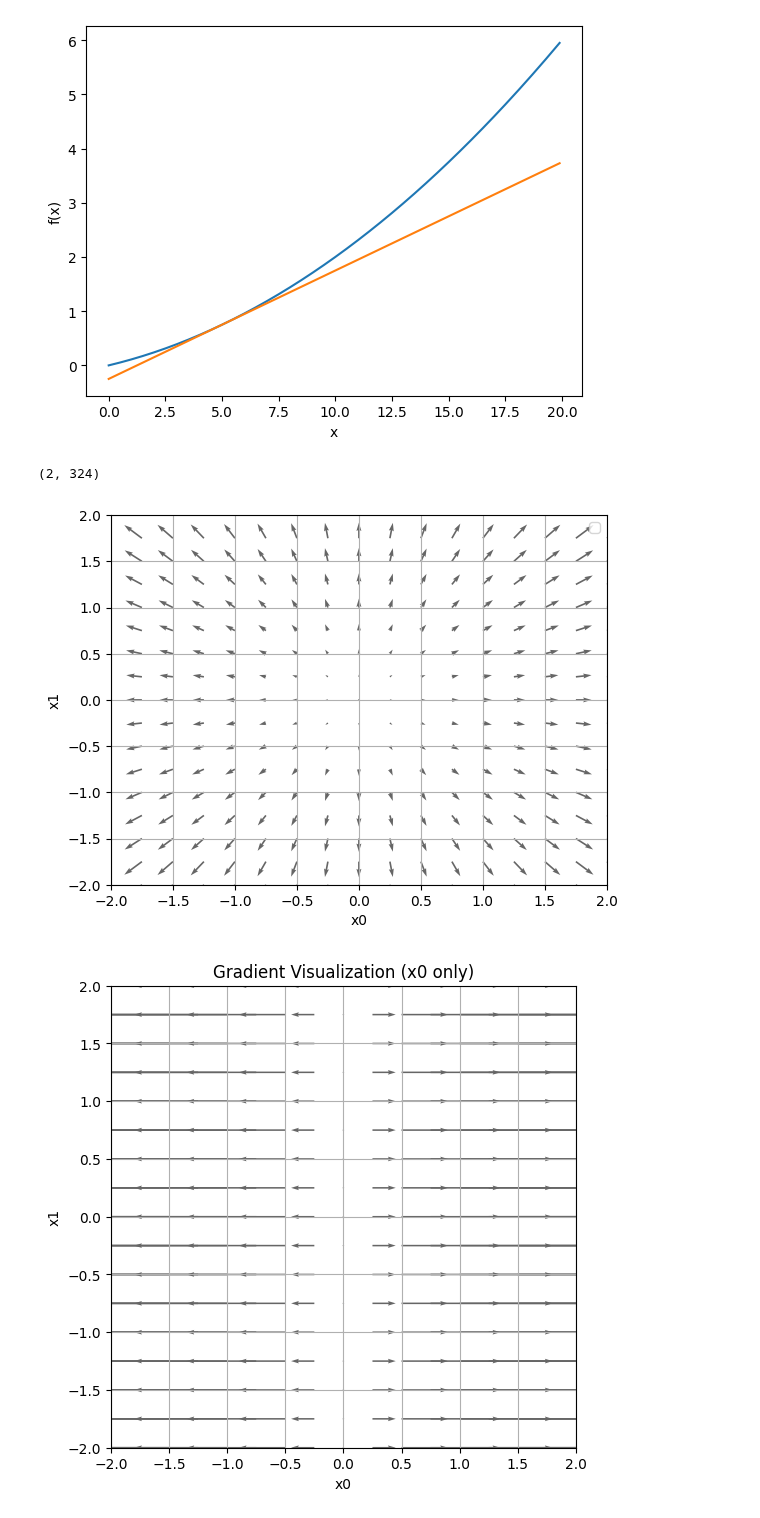
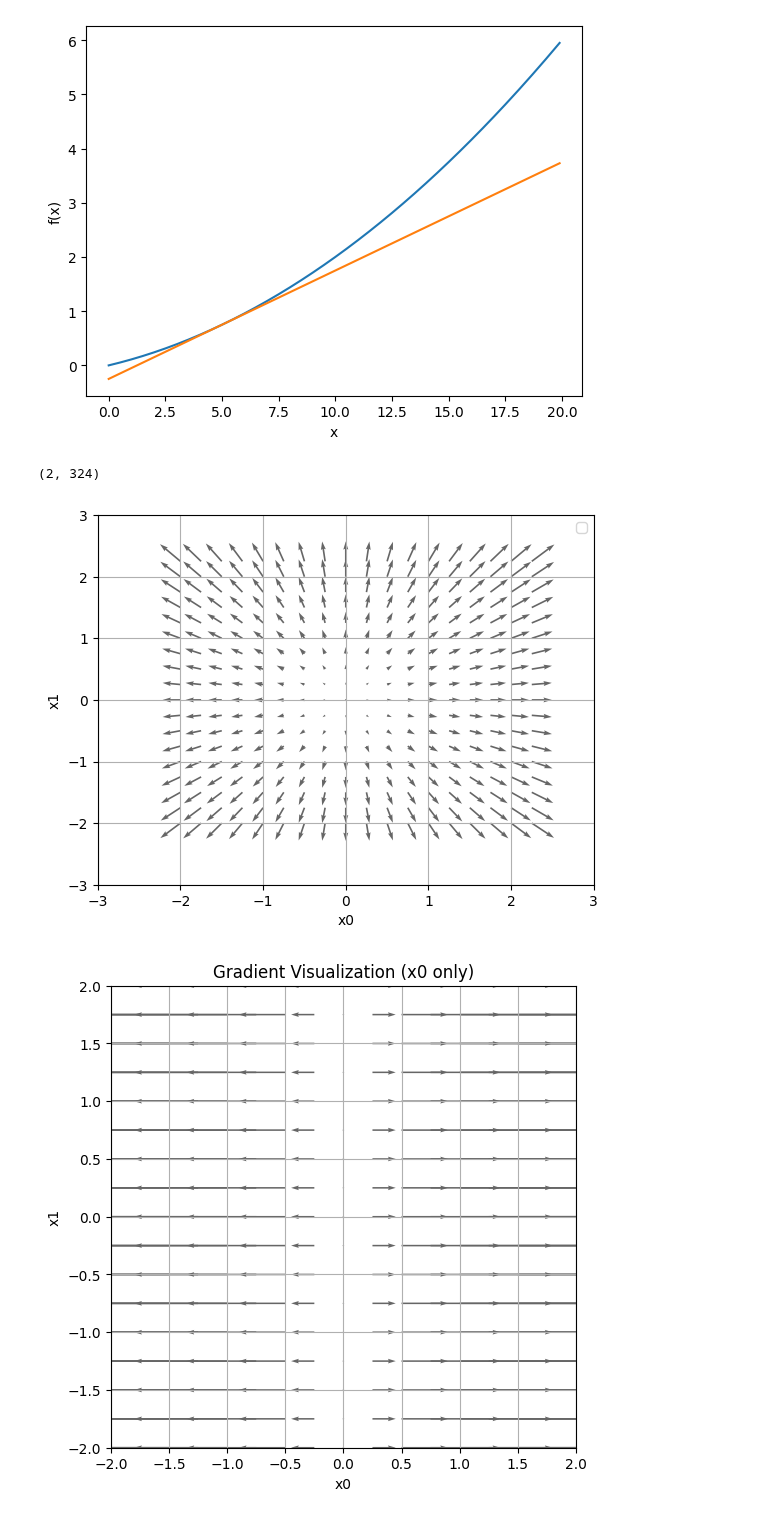
Before and after one commit to boongtol1/BOONGTOL_PYTHON, a Jupyter notebook: 밑바닥부터 시작하는 딥러닝/밑바닥부터 시작하는 딥러닝 1권 공부 기록/4단원 소스코드.ipynb, the cells around one changed output. Drawn from its saved outputs; the diff is of its cells as text; code cells hidden in the pictures.

```diff
--- a/밑바닥부터 시작하는 딥러닝/밑바닥부터 시작하는 딥러닝 1권 공부 기록/4단원 소스코드.ipynb
+++ b/밑바닥부터 시작하는 딥러닝/밑바닥부터 시작하는 딥러닝 1권 공부 기록/4단원 소스코드.ipynb
@@ -99,38 +99,41 @@ if __name__ == '__main__':
     X, Y = np.meshgrid(x0, x1)
 
     X = X.flatten()
     Y = Y.flatten()
     t= np.array([X, Y])     # t에서 전치하면?--> 한 행이 x,y 에 대한 미분으로 해석하는것! / t에서 전치 안하면?--> 한 행이 x or y에 대한 미분들로만 해석하는것!
     # t.shape?--> (2,324) / 행의 의미?--> 변수 개수 , 열의 의미?--> 격자점의 개수 / 첫번째 변수의 격자점 좌표 , 두번째 변수의 격자점 좌표
     # t.T.shape?-->(324,2)/ 행의 의미?--> 격자점의 개수 , 열의 의미?--> 변수 개수
-    grad = numerical_gradient(function_2, t ) # 첫번째 (행)변수의 모든 (열)격자점에 대한 기울기를 구함!--> 기하학적 해석? --> 그 격자점을 지나면서 x 축과 평행하고 x,y 평면과 수직인 평면으로 곡면을 자를 때 생기는 접선의 기울기--> 기울기의 방향?--> x축의 정방향, 반대방향 두개 존재 in 벡터장(2차원) if 3차원?--> (1,0,파샬f/파샬x)벡터로 표현된다!(이유는 아직 모름!)
+    grad = numerical_gradient(function_2, t ) # 첫번째 (행)변수의 모든 (열)격자점에 대한 기울기를 구함!--> 기하학적 해석? --> 그 격자점을 지나면서 x 축과 평행하고 x,y 평면과 수직인 평면으로 곡면을 자를 때 생기는 접선의 기울기--> 기울기의 방향?--> x축의 정방향, 반대방향 두개 존재 in 벡터장(2차원)(이해의 key?--> 점을 정사영 연동한다!) if 3차원?--> (1,0,파샬f/파샬x)벡터로 표현된다!(이유는 아직 모름!)
     print(grad.shape)  # t 와 원소의 번째가 그대로 맵핑된다!(사진 참고) / # 두번째 변수의 모든 격자점에 대한 기울기를 구함!--> 이 둘은 no 전치시 해석! / 격자점 X,Y 를 시점으로 하고 다변수 함수의 의 그래디언트를 계산하면, 해당 지점에서 함수의 증가 방향과 그 크기를 알 수 있습니다.
     plt.figure()            # 그래디언트 계산의 시점은 각 격자점이다!!! // 그래디언트 벡터의 크기는 일반적인 벡터의 크기와는 다른 정의를 가진다!(사진참고!)
-    plt.quiver(X, Y, grad[0,:], grad[1,:],  angles="xy",color="#666666")# (X,Y) 에서의 grad 를 구해서 각 행의 열끼리 기울기를 계산한다! / grad[0,:]은 각 격자점을 시점으로 하는 그래디언트 벡터의 x 성분 , grad[1,:]은 각 격자점을 시점으로 하는 그래디언트 벡터의 y 성분!! (형태는 (2p,2q) 형태)--> 역으로 (2p,2q) 형태의 그래디언트 벡터를 가지는 다변수함수는 p^2+q^2+C 뿐이다!-->(p,q)에서 p^2+q^2+C 를 가장 크게 움직일수 있는 방향벡터는 (2p,2q) (그래디언트 벡터)이다!!
-    plt.xlim([-2, 2])   # 이해의 key? --> grad[0,:], grad[1,:]가 아닌 다른 1*324 넘파이 배열 2개 생각해보기!
-    plt.ylim([-2, 2])
+    plt.quiver(X,Y, grad[0,:], grad[1,:],  angles="xy",color="#666666")# (X,Y) 에서의 grad 를 구해서 각 행의 열끼리 기울기를 계산한다! / grad[0,:]은 각 격자점을 시점으로 하는 그래디언트 벡터의 x 성분 , grad[1,:]은 각 격자점을 시점으로 하는 그래디언트 벡터의 y 성분!! (결과 형태는 (2p,2q) 형태)--> (2p,2q) 형태의 그래디언트 벡터를 가지는 다변수함수는 p^2+q^2+C 뿐이다!-->(p,q)에서 p^2+q^2+C 를 가장 크게 움직일수 있는 방향벡터는 (2p,2q) (그래디언트 벡터)이다!!
+    plt.xlim([-3, 3])   # 이해의 key? --> grad[0,:], grad[1,:]가 아닌 다른 1*324 넘파이 배열 2개 생각해보기!
+    plt.ylim([-3, 3])
     plt.xlabel('x0')
     plt.ylabel('x1')
     plt.grid()
     plt.legend()
     plt.draw()
     plt.show()
 # 네, 전치하지 않은 경우 function_2는 "길이 324의 배열을 매개변수로 받는 324변수 함수"로 동작한다고 볼 수 있습니다. / 첫번째 변수의 격자점 좌표 , 두번째 변수의 격자점 좌표--> 이 경우는 function_2를 포물면으로 놓지 않고 포물면의 방향장을 구한 것임!
 # 자기만족?--> 3단원의 사고순서와 비슷!(t 와 원소의 번째가 그대로 맵핑된다!(필기사진 참고)가 첫이유!)
 # 그래디언트 벡터를 x,y 평면에서 사고해야만 하는 이유?--> if y,z 평면에서 사고?--> x의 변화 읽기 불가능--> 그래디언트 벡터의 첫번째 원소 해석 불가능--> 끝!
 # t를 전치하지 않으면 function_2를 포물면으로 해석하지 않고, 포물면의 방향장을 구하게 되는 것이 맞습니다.
 # function_2에서는 입력 배열의 원소 개수 = 변수의 개수로 해석됩니다.
 # 그래디언트가 (2x,2y) 인 다변수함수는 왜 x^2+y^2+C 가 유일함이 증명되어 있다!(수학 part!)
 # 네, 중앙 차분과 실제 편미분값이 서로 같을 수도 있습니다.
 # 다만, 이 경우는 매우 특별한 조건에서 성립합니다.
 # 일반적으로 중앙 차분은 편미분값을 근사하지만, 특정 상황에서는 실제 편미분값과 정확히 일치할 수도 있습니다.
 # 사진의 각 열은 모두 x^2+y^2+C 의 그래디언트인 (2x,2y)를 나타낸다!(대응관계가 중요!) 이때 변수를 상수화 하면 특정 점에서의 그래디언트 벡터가 나타난다!(71행 때문에 순서 유지해야 한다!)
 # 4단원 전치 안하고 방향장 구하기 이해된 사진.jpg 와 4단원 소스코드 이해필기3.png , 89행 을 동시에 연관지어 생각하면 해결완료! (단 4단원 전치 안하고 방향장 구하기 이해된 사진.jpg에서 상수화된 grad 와 변수화된 grad 를 따로 모두 생각후에 비교한다!)
 # a,t 의 본질? --> 각각 그래디언트 벡터의 시점 x,y 좌표
+# 2a,2t 의 본질?--> 각각 그래디언트 벡터의 x,y 성분
 # 역으로 (2x,2y) 형태의 그래디언트 벡터를 가지는 다변수함수는 x^2+y^2+C 뿐이다!
+# 아래 출력된사진 같이 보면 이해 잘됨!
+# 그래디언트 벡터의 크기가 크다는 것은 현재 손실 함수의 기울기가 가파르다는 의미입니다.
 # %% [output]
 (2, 324)
-[figure, old version]
+[figure, new version]
 # %%
 # test
 
```
Also changed, not shown: 1 other file.
